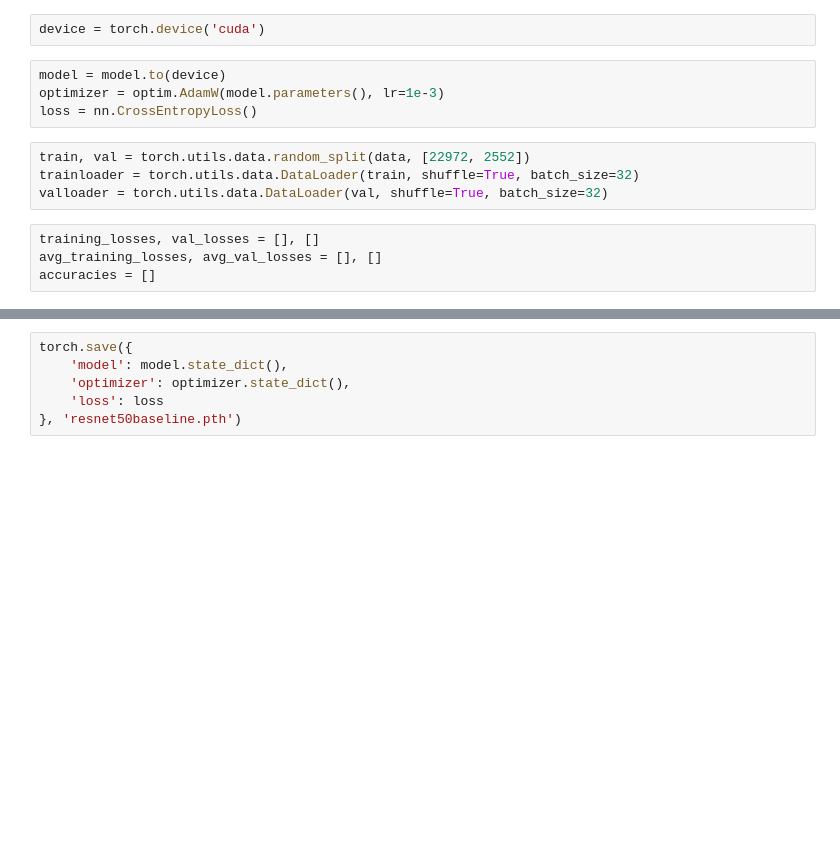
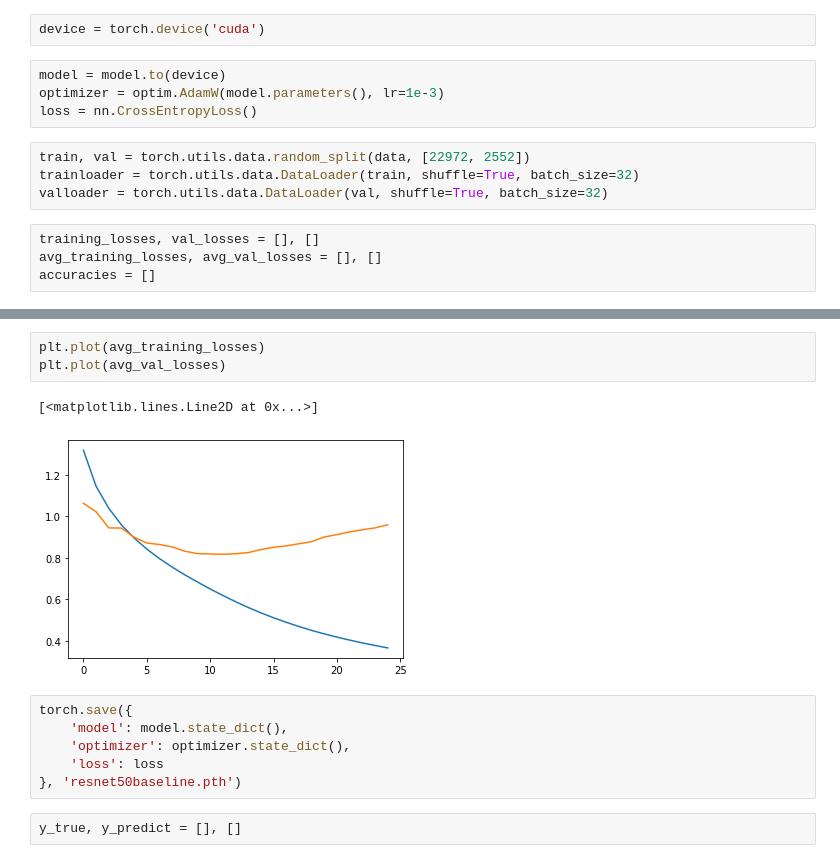
Before and after one commit to neuron-party/computer-vision, a Jupyter notebook: benchmarks/resnet.ipynb, the cells around one changed output, grey strips where cells are left out. Cells and saved outputs as stored; diff of their text form; blank space fills up the shorter version.

```diff
--- a/benchmarks/resnet.ipynb
+++ b/benchmarks/resnet.ipynb
@@ -128,6 +128,14 @@ Epoch: 11, Training Loss: 0.6185158491134644, Validation Loss: 0.817329525947570
+# %%
+plt.plot(avg_training_losses)
+plt.plot(avg_val_losses)
+# %% [output]
+[<matplotlib.lines.Line2D at 0x...>]
+[figure, added]
 # %%
 torch.save({
     'model': model.state_dict(),
     'optimizer': optimizer.state_dict(),
     'loss': loss
 }, 'resnet50baseline.pth')
+# %%
+y_true, y_predict = [], []
```
Also changed, not shown: parts of 3 cells of this notebook, 2 other files.
